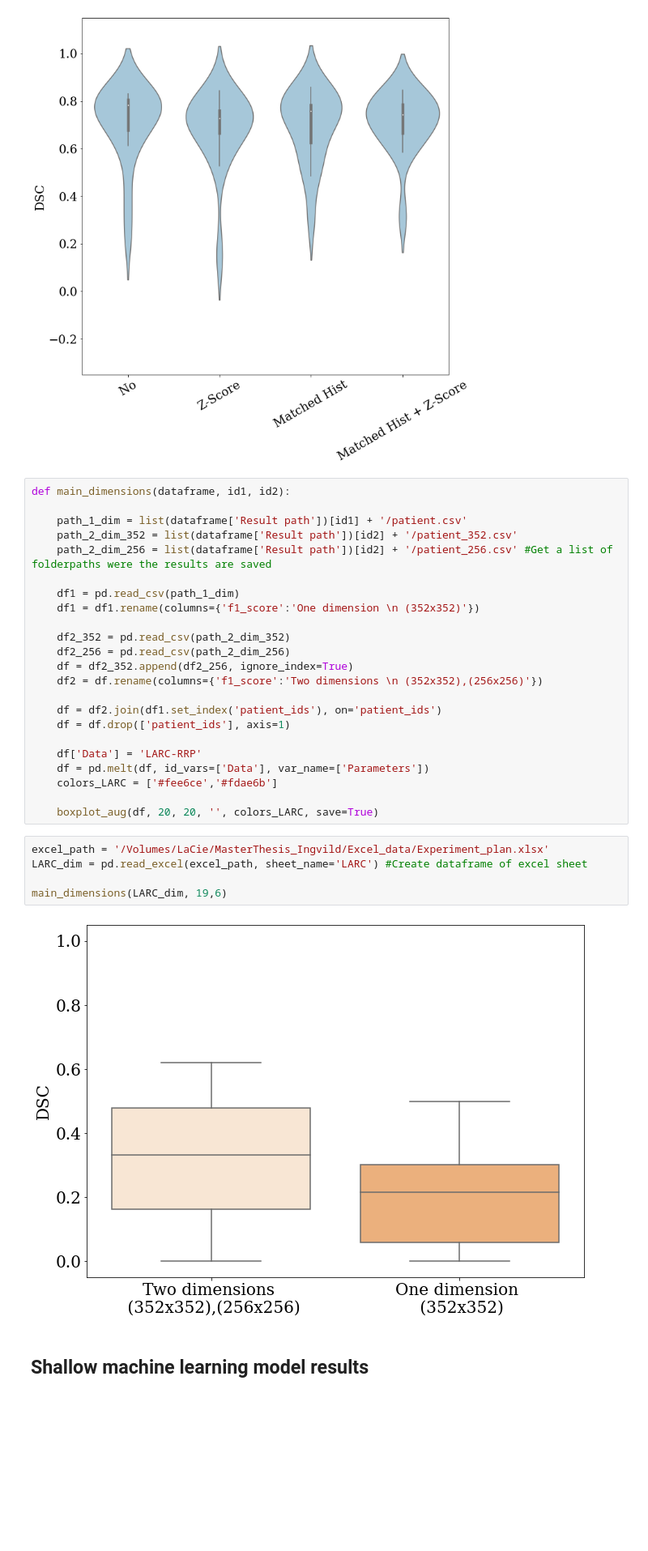
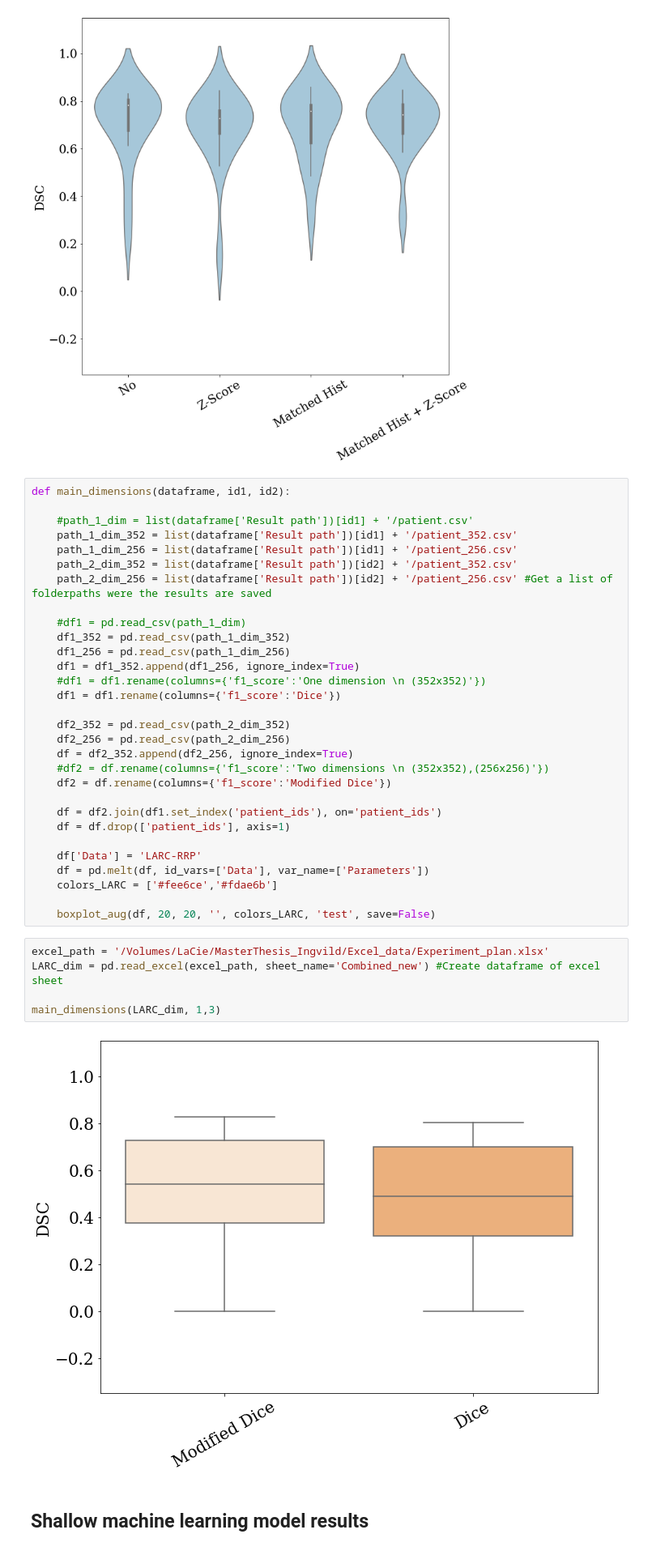
Before and after one commit to IngvildAskimAdde/MasterThesis, a Jupyter notebook: visualize_results.ipynb, the cells around one changed output. Shown: that part at 81% size. Cells and saved outputs as stored; diff of their text form; blank space fills up the shorter version.

Commit message:
Visualizing

```diff
--- a/visualize_results.ipynb
+++ b/visualize_results.ipynb
@@ -372,17 +375,24 @@ dtype: float64
 # %%
 def main_dimensions(dataframe, id1, id2):
 
-    path_1_dim = list(dataframe['Result path'])[id1] + '/patient.csv'
+    #path_1_dim = list(dataframe['Result path'])[id1] + '/patient.csv'
+    path_1_dim_352 = list(dataframe['Result path'])[id1] + '/patient_352.csv'
+    path_1_dim_256 = list(dataframe['Result path'])[id1] + '/patient_256.csv'
     path_2_dim_352 = list(dataframe['Result path'])[id2] + '/patient_352.csv'
     path_2_dim_256 = list(dataframe['Result path'])[id2] + '/patient_256.csv' #Get a list of folderpaths were the results are saved
 
-    df1 = pd.read_csv(path_1_dim)
-    df1 = df1.rename(columns={'f1_score':'One dimension \n (352x352)'})
+    #df1 = pd.read_csv(path_1_dim)
+    df1_352 = pd.read_csv(path_1_dim_352)
+    df1_256 = pd.read_csv(path_1_dim_256)
+    df1 = df1_352.append(df1_256, ignore_index=True)
+    #df1 = df1.rename(columns={'f1_score':'One dimension \n (352x352)'})
+    df1 = df1.rename(columns={'f1_score':'Dice'})
 
     df2_352 = pd.read_csv(path_2_dim_352)
     df2_256 = pd.read_csv(path_2_dim_256)
     df = df2_352.append(df2_256, ignore_index=True)
-    df2 = df.rename(columns={'f1_score':'Two dimensions \n (352x352),(256x256)'})
+    #df2 = df.rename(columns={'f1_score':'Two dimensions \n (352x352),(256x256)'})
+    df2 = df.rename(columns={'f1_score':'Modified Dice'})
 
     df = df2.join(df1.set_index('patient_ids'), on='patient_ids')
     df = df.drop(['patient_ids'], axis=1)
@@ -391,14 +401,14 @@ def main_dimensions(dataframe, id1, id2):
     df = pd.melt(df, id_vars=['Data'], var_name=['Parameters'])
     colors_LARC = ['#fee6ce','#fdae6b']
 
-    boxplot_aug(df, 20, 20, '', colors_LARC, save=True)
+    boxplot_aug(df, 20, 20, '', colors_LARC, 'test', save=False)
 # %%
 excel_path = '/Volumes/LaCie/MasterThesis_Ingvild/Excel_data/Experiment_plan.xlsx'
-LARC_dim = pd.read_excel(excel_path, sheet_name='LARC') #Create dataframe of excel sheet
+LARC_dim = pd.read_excel(excel_path, sheet_name='Combined_new') #Create dataframe of excel sheet
 
-main_dimensions(LARC_dim, 19,6)
+main_dimensions(LARC_dim, 1,3)
 # %% [output]
-[figure, old version]
+[figure, new version]
 # %% [markdown]
 ## Shallow machine learning model results
 # %%
```
Also changed, not shown: parts of 4 cells of this notebook.
